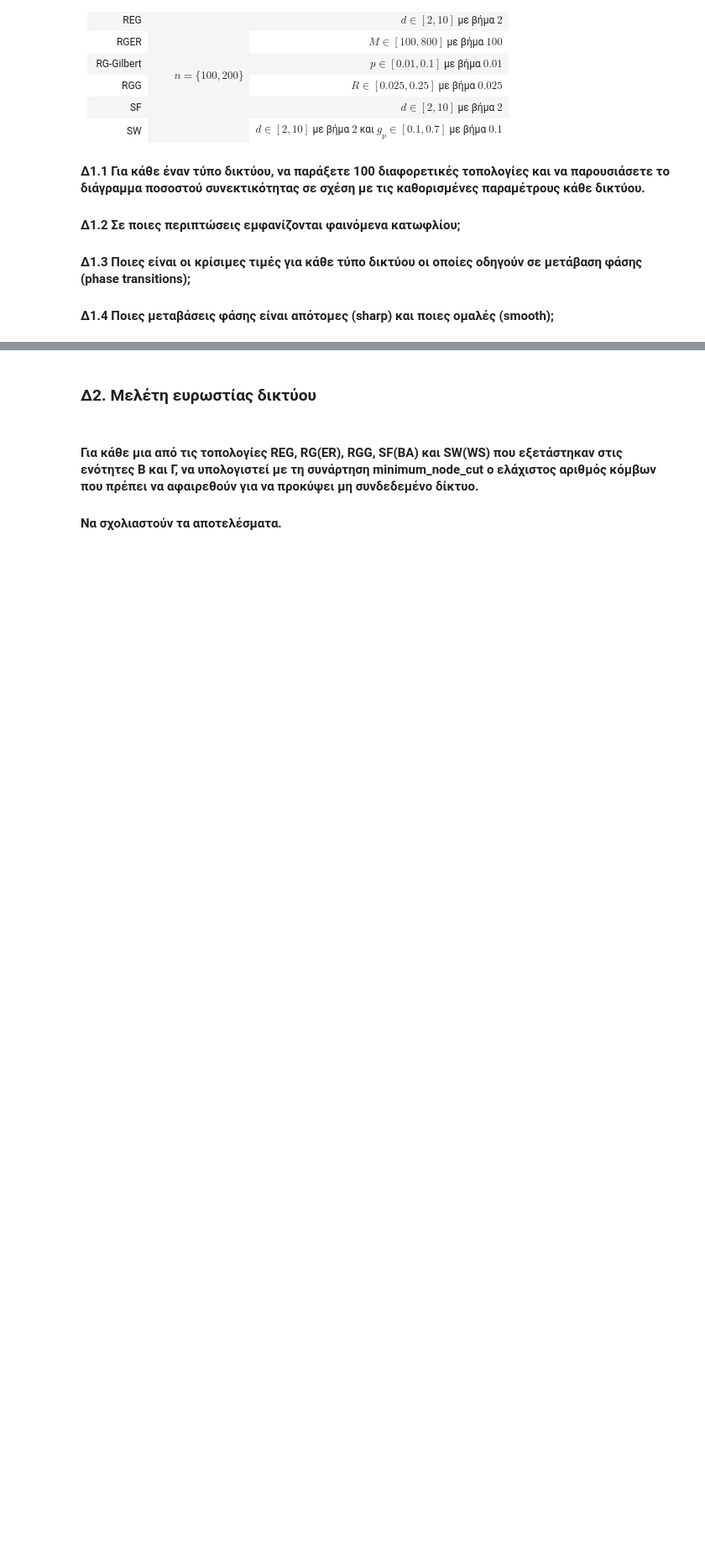
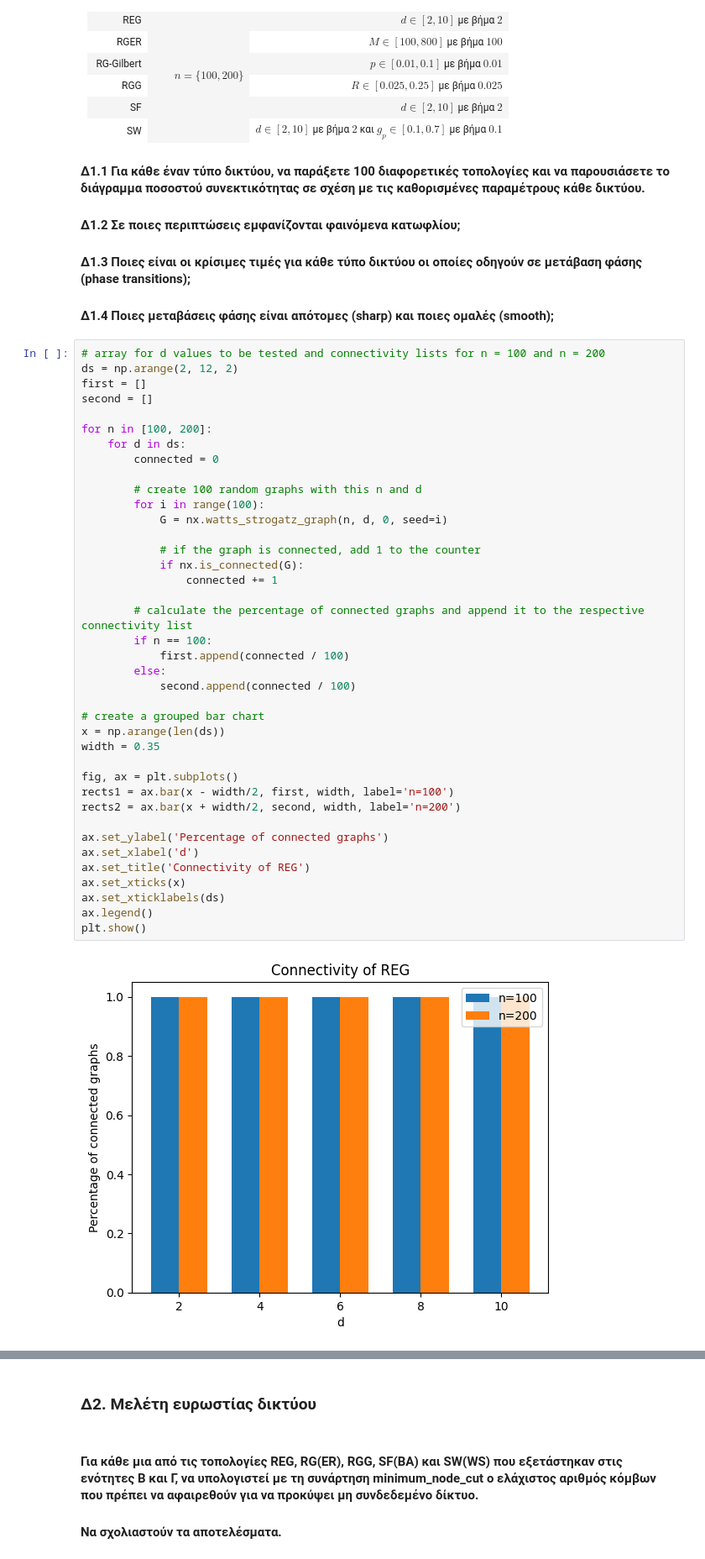
Before and after one commit to geokyr/ece-ntua-social-network-analysis, a Jupyter notebook: lab01/lab01.ipynb, the cells around one changed output, grey strips where cells are left out. Shown at 84% size. Cells and saved outputs as stored; diff of their text form; blank space fills up the shorter version.

Commit message:
fixed first d charts

```diff
--- a/lab01/lab01.ipynb
+++ b/lab01/lab01.ipynb
@@ -894,3 +894,44 @@ After finding the 41st largest weakly connected component of the web-Stanford gr
 #### Δ1.2 Σε ποιες περιπτώσεις εμφανίζονται φαινόμενα κατωφλίου;
 #### Δ1.3 Ποιες είναι οι κρίσιμες τιμές για κάθε τύπο δικτύου οι οποίες οδηγούν σε μετάβαση φάσης (phase transitions);
 #### Δ1.4 Ποιες μεταβάσεις φάσης είναι απότομες (sharp) και ποιες ομαλές (smooth);
+# %%
+# array for d values to be tested and connectivity lists for n = 100 and n = 200
+ds = np.arange(2, 12, 2)
+first = []
+second = []
+
+for n in [100, 200]:
+    for d in ds:
+        connected = 0
+
+        # create 100 random graphs with this n and d
+        for i in range(100):
+            G = nx.watts_strogatz_graph(n, d, 0, seed=i)
+
+            # if the graph is connected, add 1 to the counter
+            if nx.is_connected(G):
+                connected += 1
+
+        # calculate the percentage of connected graphs and append it to the respective connectivity list
+        if n == 100:
+            first.append(connected / 100)
+        else:
+            second.append(connected / 100)
+
+# create a grouped bar chart
+x = np.arange(len(ds))
+width = 0.35
+
+fig, ax = plt.subplots()
+rects1 = ax.bar(x - width/2, first, width, label='n=100')
+rects2 = ax.bar(x + width/2, second, width, label='n=200')
+
+ax.set_ylabel('Percentage of connected graphs')
+ax.set_xlabel('d')
+ax.set_title('Connectivity of REG')
+ax.set_xticks(x)
+ax.set_xticklabels(ds)
+ax.legend()
+plt.show()
+# %% [output]
+[figure, added]
```
Also changed, not shown: parts of 11 cells of this notebook.
